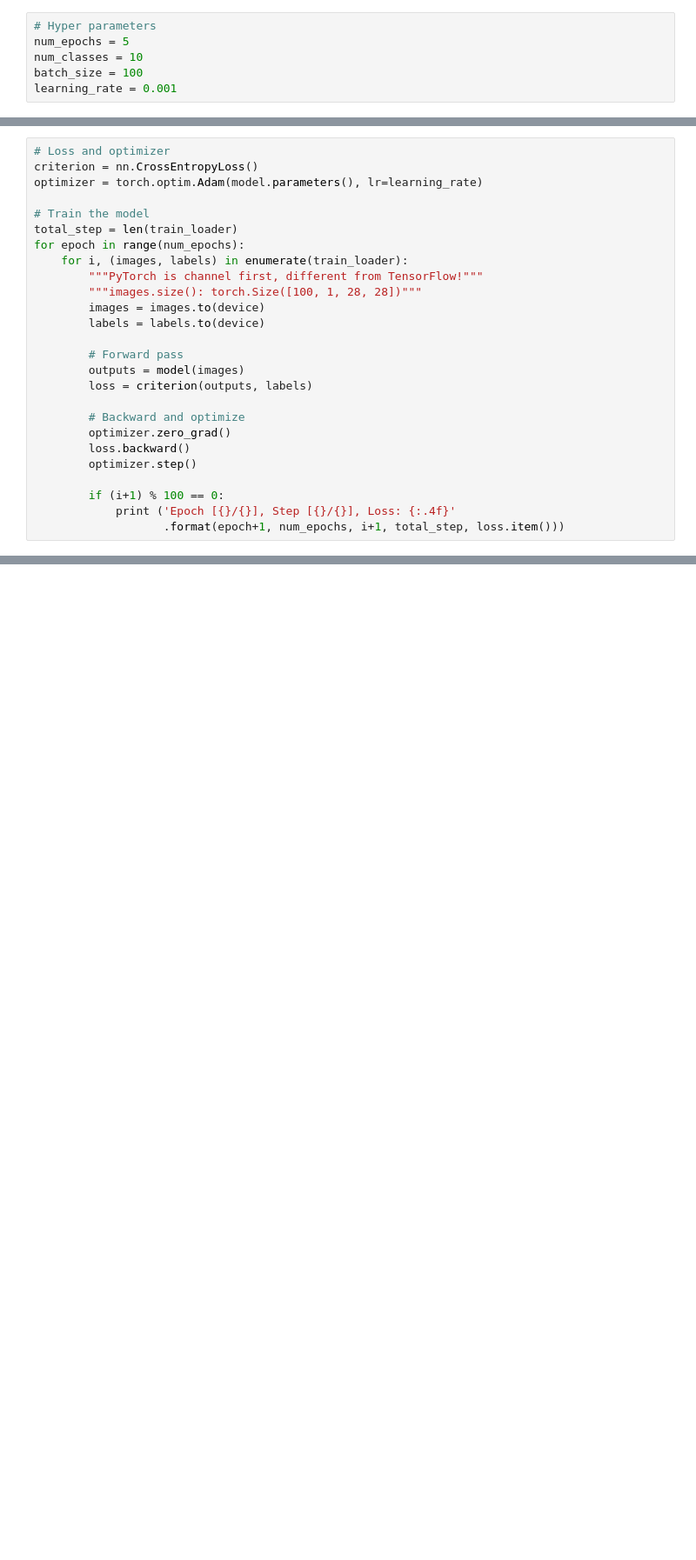
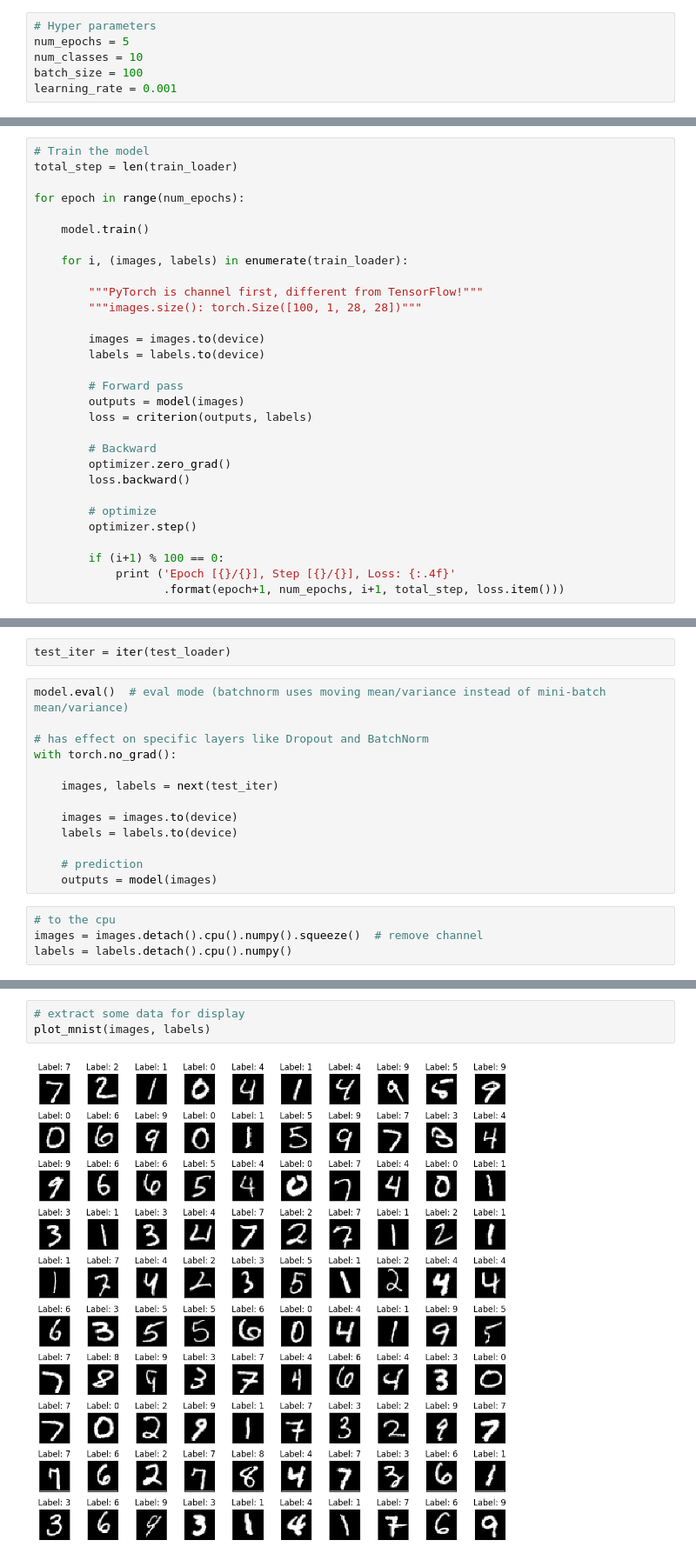
Before and after one commit to hongbozhou/deep_learning_101, a Jupyter notebook: pytorch-cnn-basic.ipynb, the cells around one changed output, grey strips where cells are left out. Shown: that part at 87% size. Saved outputs shown, nothing was run; the diff lists cells and outputs as text; blank space fills up the shorter version.

```diff
--- a/pytorch-cnn-basic.ipynb
+++ b/pytorch-cnn-basic.ipynb
@@ -113,14 +158,16 @@ model = ConvNet(num_classes).to(device)
 # %%
-# Loss and optimizer
-criterion = nn.CrossEntropyLoss()
-optimizer = torch.optim.Adam(model.parameters(), lr=learning_rate)
-
 # Train the model
 total_step = len(train_loader)
+
 for epoch in range(num_epochs):
+
+    model.train()
+
     for i, (images, labels) in enumerate(train_loader):
+
         """PyTorch is channel first, different from TensorFlow!"""
         """images.size(): torch.Size([100, 1, 28, 28])"""
+
         images = images.to(device)
         labels = labels.to(device)
 
@@ -128,9 +175,11 @@ for epoch in range(num_epochs):
         outputs = model(images)
         loss = criterion(outputs, labels)
 
-        # Backward and optimize
+        # Backward
         optimizer.zero_grad()
         loss.backward()
+
+        # optimize
         optimizer.step()
 
         if (i+1) % 100 == 0:
@@ -177,0 +239,19 @@ Test Accuracy of the model on the 10000 test images: 98.95 %
+# %%
+test_iter = iter(test_loader)
+# %%
+model.eval()  # eval mode (batchnorm uses moving mean/variance instead of mini-batch mean/variance)
+
+# has effect on specific layers like Dropout and BatchNorm
+with torch.no_grad():
+
+    images, labels = next(test_iter)
+
+    images = images.to(device)
+    labels = labels.to(device)
+
+    # prediction
+    outputs = model(images)
+# %%
+# to the cpu
+images = images.detach().cpu().numpy().squeeze()  # remove channel
+labels = labels.detach().cpu().numpy()
@@ -177,0 +262,5 @@ Test Accuracy of the model on the 10000 test images: 98.95 %
+# %%
+# extract some data for display
+plot_mnist(images, labels)
+# %% [output]
+[figure, added]
```
Also changed, not shown: parts of 35 cells of this notebook, 6 other files.
